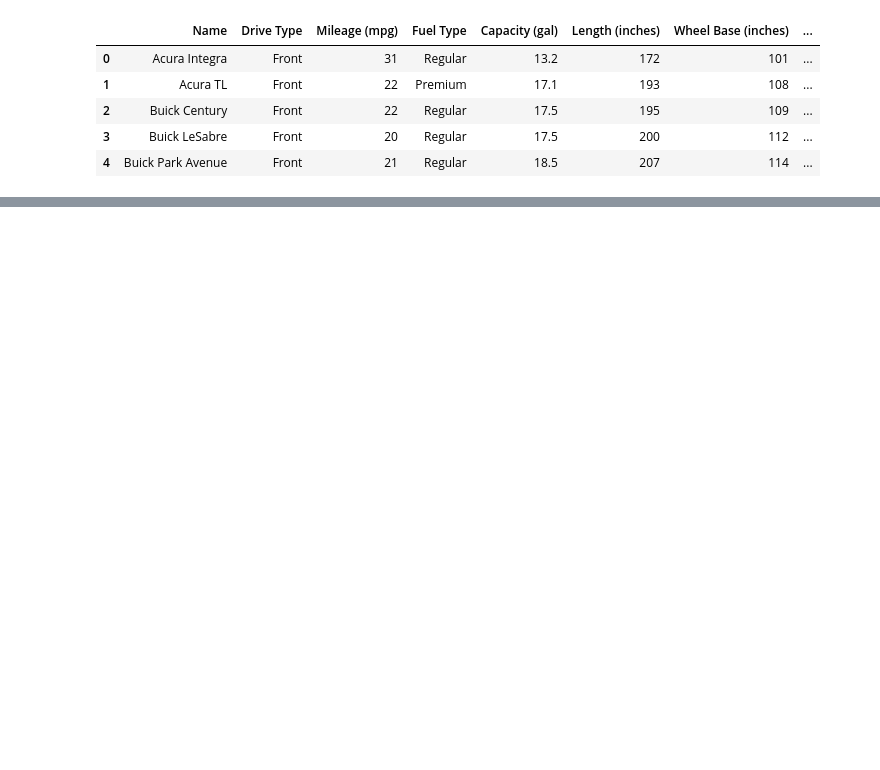
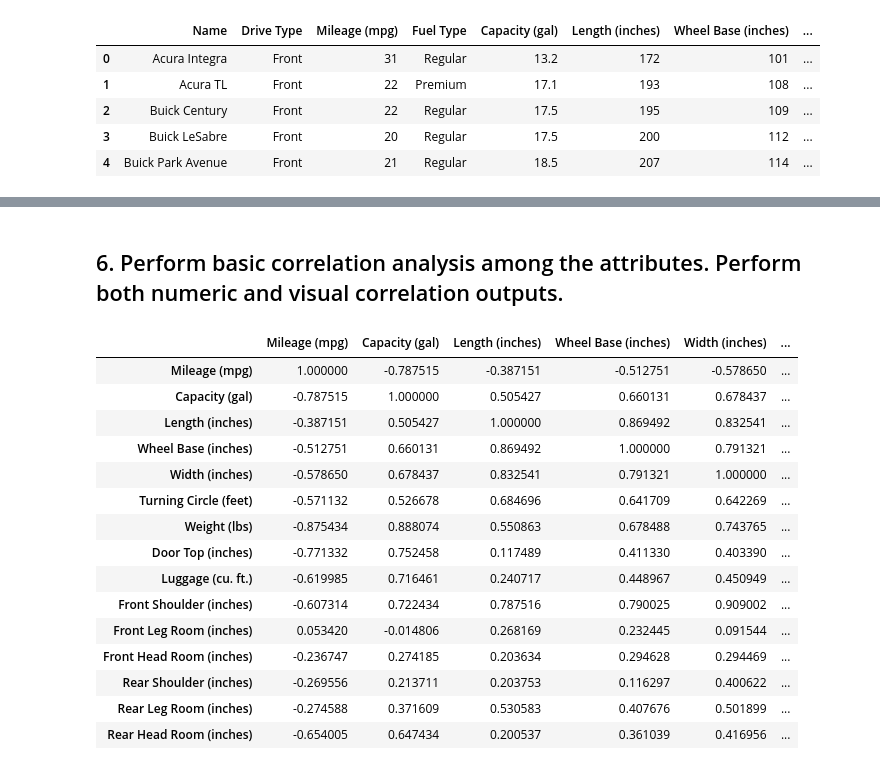
Before and after one commit to sjherman/Selenium-Webdriver-w-Python, a Jupyter notebook: NB_1_HW1.ipynb, the cells around one changed output, grey strips where cells are left out. Cells and saved outputs as stored; diff of their text form; code cells hidden in the pictures; blank space fills up the shorter version.

```diff
--- a/NB_1_HW1.ipynb
+++ b/NB_1_HW1.ipynb
@@ -51,0 +257,26 @@ Auto.head()
+# %% [markdown]
+## 6. Perform basic correlation analysis among the attributes. Perform both numeric and visual correlation outputs.
+# %%
+# Create a dataframe with only the numeric features
+Auto_num = Auto.select_dtypes(include=np.number)
+
+# Create a display the correlation Matrix
+Auto_cor = Auto_num.corr()
+Auto_cor
+# %% [output]
+|  | Mileage (mpg) | Capacity (gal) | Length (inches) | Wheel Base (inches) | Width (inches) | ... |
+| Mileage (mpg) | 1.000000 | -0.787515 | -0.387151 | -0.512751 | -0.578650 | ... |
+| Capacity (gal) | -0.787515 | 1.000000 | 0.505427 | 0.660131 | 0.678437 | ... |
+| Length (inches) | -0.387151 | 0.505427 | 1.000000 | 0.869492 | 0.832541 | ... |
+| Wheel Base (inches) | -0.512751 | 0.660131 | 0.869492 | 1.000000 | 0.791321 | ... |
+| Width (inches) | -0.578650 | 0.678437 | 0.832541 | 0.791321 | 1.000000 | ... |
+| Turning Circle (feet) | -0.571132 | 0.526678 | 0.684696 | 0.641709 | 0.642269 | ... |
+| Weight (lbs) | -0.875434 | 0.888074 | 0.550863 | 0.678488 | 0.743765 | ... |
+| Door Top (inches) | -0.771332 | 0.752458 | 0.117489 | 0.411330 | 0.403390 | ... |
+| Luggage (cu. ft.) | -0.619985 | 0.716461 | 0.240717 | 0.448967 | 0.450949 | ... |
+| Front Shoulder (inches) | -0.607314 | 0.722434 | 0.787516 | 0.790025 | 0.909002 | ... |
+| Front Leg Room (inches) | 0.053420 | -0.014806 | 0.268169 | 0.232445 | 0.091544 | ... |
+| Front Head Room (inches) | -0.236747 | 0.274185 | 0.203634 | 0.294628 | 0.294469 | ... |
+| Rear Shoulder (inches) | -0.269556 | 0.213711 | 0.203753 | 0.116297 | 0.400622 | ... |
+| Rear Leg Room (inches) | -0.274588 | 0.371609 | 0.530583 | 0.407676 | 0.501899 | ... |
+| Rear Head Room (inches) | -0.654005 | 0.647434 | 0.200537 | 0.361039 | 0.416956 | ... |
```
Also changed, not shown: parts of 21 cells of this notebook.
